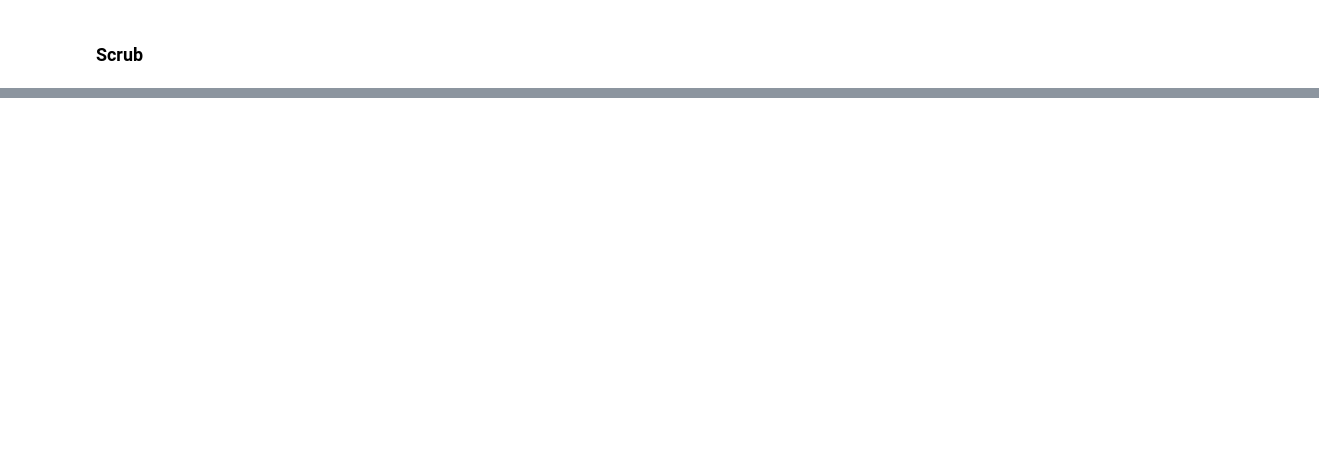
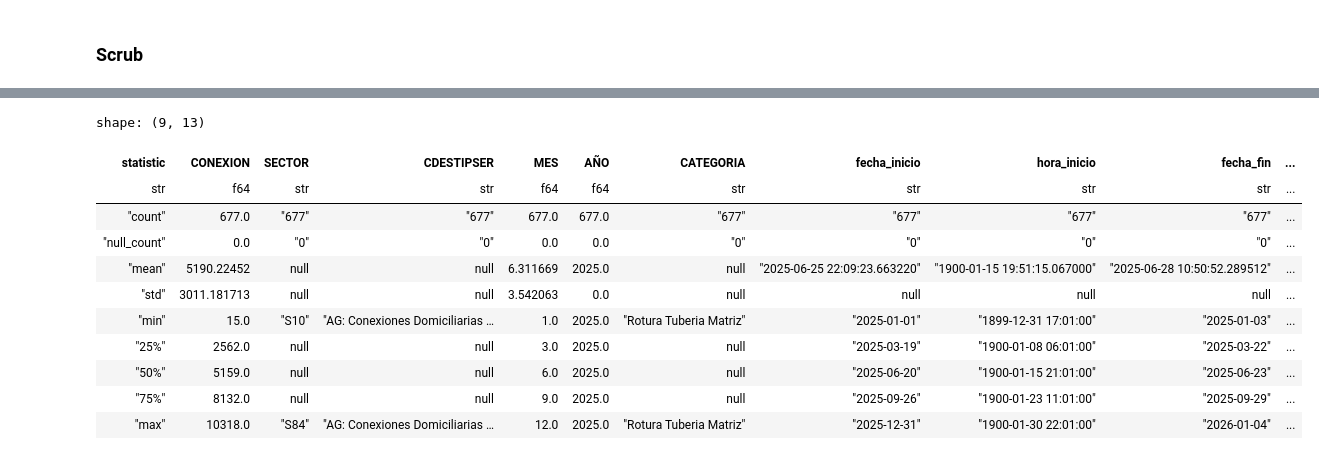
Before and after one commit to khar20/datathon-sunass, a Jupyter notebook: main.ipynb, the cells around one changed output, grey strips where cells are left out. Drawn from its saved outputs; the diff is of its cells as text; code cells hidden in the pictures; blank space fills up the shorter version.

Commit message:
reto2

```diff
--- a/main.ipynb
+++ b/main.ipynb
@@ -22,2 +37,8 @@ shape: (5, 12)
 # %% [markdown]
 ### Scrub
+# %%
+# Reto 1:
+# 1. Remover duplicados
+
+df_02 = df_02.unique(subset=['SECTOR', 'fecha_inicio'], keep='first')
+df_02.head()
@@ -23,0 +54,15 @@ shape: (5, 12)
+# %%
+df_02.describe()
+# %% [output]
+shape: (9, 13)
+| statistic | CONEXION | SECTOR | CDESTIPSER | MES | AÑO | CATEGORIA | fecha_inicio | hora_inicio | fecha_fin | ... |
+| str | f64 | str | str | f64 | f64 | str | str | str | str | ... |
+| "count" | 677.0 | "677" | "677" | 677.0 | 677.0 | "677" | "677" | "677" | "677" | ... |
+| "null_count" | 0.0 | "0" | "0" | 0.0 | 0.0 | "0" | "0" | "0" | "0" | ... |
+| "mean" | 5190.22452 | null | null | 6.311669 | 2025.0 | null | "2025-06-25 22:09:23.663220" | "1900-01-15 19:51:15.067000" | "2025-06-28 10:50:52.289512" | ... |
+| "std" | 3011.181713 | null | null | 3.542063 | 0.0 | null | null | null | null | ... |
+| "min" | 15.0 | "S10" | "AG: Conexiones Domiciliarias … | 1.0 | 2025.0 | "Rotura Tuberia Matriz" | "2025-01-01" | "1899-12-31 17:01:00" | "2025-01-03" | ... |
+| "25%" | 2562.0 | null | null | 3.0 | 2025.0 | null | "2025-03-19" | "1900-01-08 06:01:00" | "2025-03-22" | ... |
+| "50%" | 5159.0 | null | null | 6.0 | 2025.0 | null | "2025-06-20" | "1900-01-15 21:01:00" | "2025-06-23" | ... |
+| "75%" | 8132.0 | null | null | 9.0 | 2025.0 | null | "2025-09-26" | "1900-01-23 11:01:00" | "2025-09-29" | ... |
+| "max" | 10318.0 | "S84" | "AG: Conexiones Domiciliarias … | 12.0 | 2025.0 | "Rotura Tuberia Matriz" | "2025-12-31" | "1900-01-30 22:01:00" | "2026-01-04" | ... |
```
Also changed, not shown: parts of 6 cells of this notebook.
